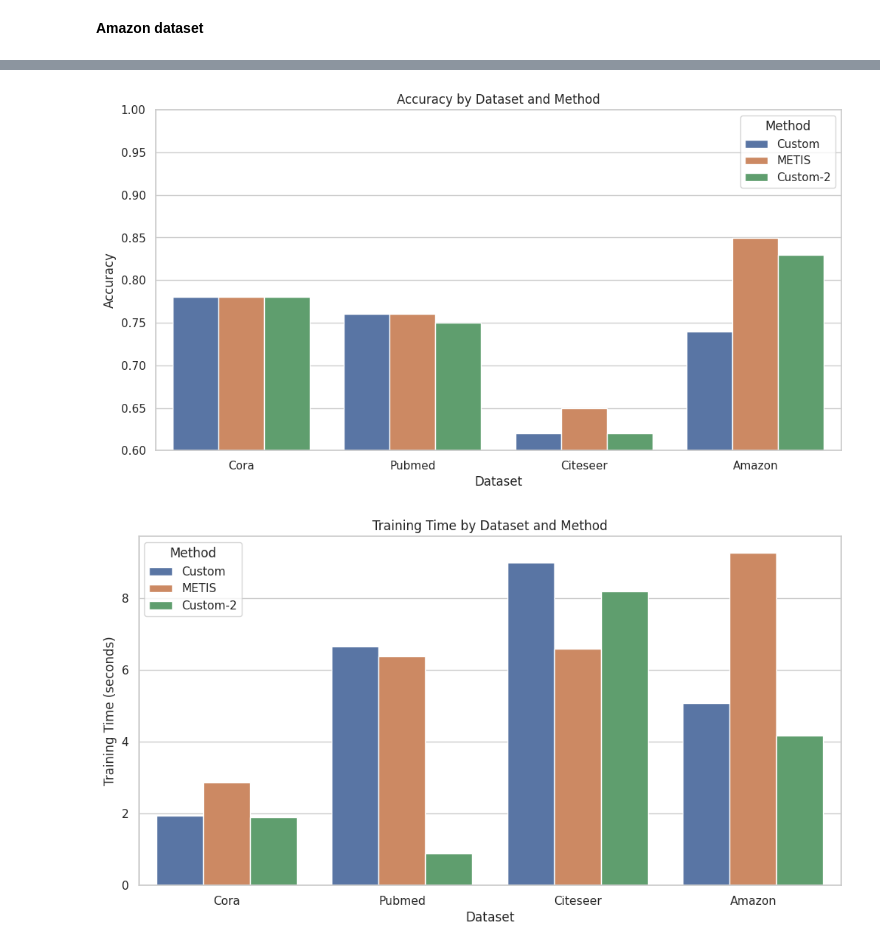
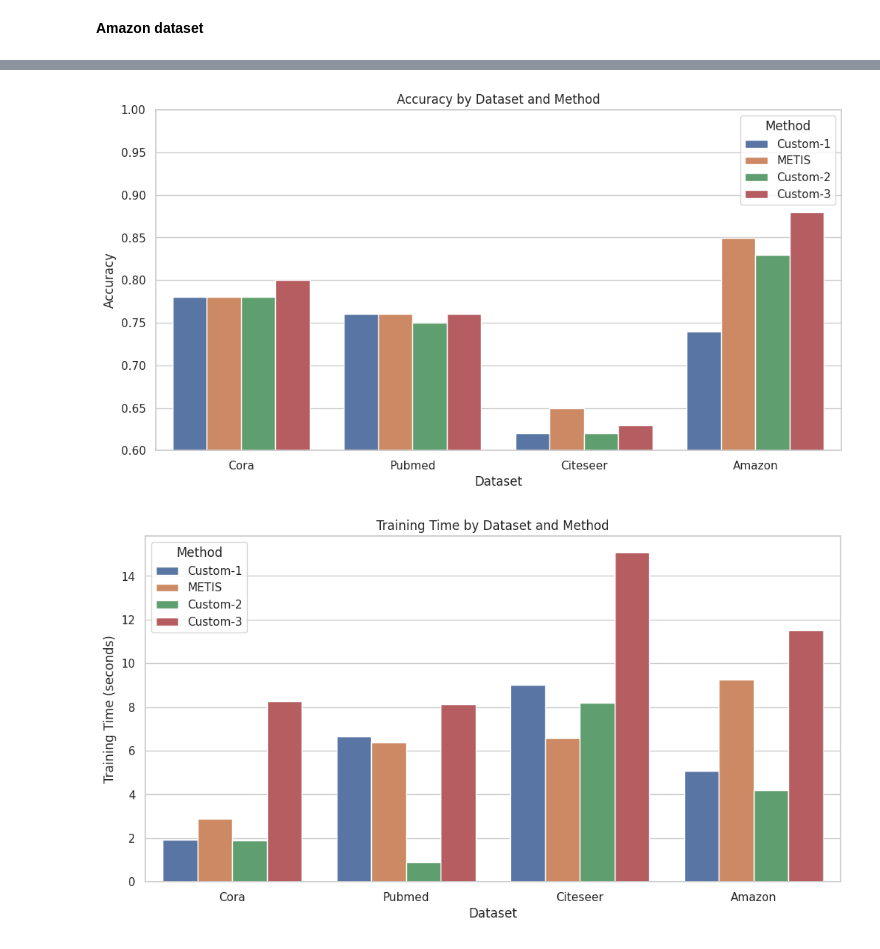
Before and after one commit to ghommidhWassim/GNN-variants, a Jupyter notebook: nodeFeatCorrGCN.ipynb, the cells around one changed output, grey strips where cells are left out. Cells and saved outputs as stored; diff of their text form; code cells hidden in the pictures.

```diff
--- a/nodeFeatCorrGCN.ipynb
+++ b/nodeFeatCorrGCN.ipynb
@@ -808,24 +810,27 @@ import pandas as pd
 
 # Example results (replace with your actual values)
 results = [
-    # dataset, method, accuracy, training_time (s), peak_memory (MB), num_subgraphs, avg_subgraph_memory
-    ("Cora", "Custom", 0.78, 1.94, 70.48, 152,7.45),
-    ("Cora", "METIS", 0.78, 2.87, 70.69, 128, 14.89),
-    ("Cora", "Custom-2", 0.78, 1.89, 168.80, 147, 7.45),
+    # dataset, method, accuracy, training_time (s), peak_memory (MB), num_subgraphs, avg_subgraph_memory (MB)
+    ("Cora", "Custom-1", 0.78, 1.94, 70.48, 152, 0.10),
+    ("Cora", "METIS", 0.78, 2.87, 70.69, 128, 0.12),
+    ("Cora", "Custom-2", 0.78, 1.89, 168.80, 147, 0.10),
+    ("Cora", "Custom-3", 0.80, 8.27, 58.03, -1, 0.02),  # num_subgraphs missing for Custom-3
 
-    ("Pubmed", "Custom", 0.76, 6.65, 159.85, 295,12.78),
-    ("Pubmed", "METIS", 0.76, 6.39, 160.35, 128, 38.36),
-    ("Pubmed", "Custom-2", 0.75, 0.89, 297.64, 29, 38.36),
+    ("Pubmed", "Custom-1", 0.76, 6.65, 159.85, 295, 0.17),
+    ("Pubmed", "METIS", 0.76, 6.39, 160.35, 128, 0.12),
+    ("Pubmed", "Custom-2", 0.75, 0.89, 297.64, 29, 2.13),
+    ("Pubmed", "Custom-3", 0.76, 8.12, 58.72, -1, 0.02),  # num_subgraphs missing for Custom-3
 
-    ("Citeseer", "Custom", 0.62, 9.00, 155.42, 880, 6.72),
-    ("Citeseer", "METIS", 0.65, 6.60, 170.18, 128, 47.08),
-    ("Citeseer", "Custom-2", 0.62, 8.20, 255.00, 860, 6.72),
+    ("Citeseer", "Custom-1", 0.62, 9.00, 155.42, 880, 0.05),
+    ("Citeseer", "METIS", 0.65, 6.60, 170.18, 128, 0.37),
+    ("Citeseer", "Custom-2", 0.62, 8.20, 255.00, 860, 0.05),
+    ("Citeseer", "Custom-3", 0.63, 15.07, 129.82, -1, 0.03),  # num_subgraphs missing for Custom-3
 
-    ("Amazon", "Custom", 0.74, 5.08, 427.28, 388, 11.01),
-    ("Amazon", "Custom-2", 0.83, 4.18, 474.98, 361, 14.68),
-    ("Amazon", "METIS", 0.85, 9.26, 426.65, 128, 44.04),
+    ("Amazon", "Custom-1", 0.74, 5.08, 427.28, 388, 0.12),
+    ("Amazon", "METIS", 0.85, 9.26, 426.65, 128, 0.33),
+    ("Amazon", "Custom-2", 0.83, 4.18, 474.98, 361, 0.11),
+    ("Amazon", "Custom-3", 0.88, 11.53, 374.09, -1, 0.03),  # num_subgraphs missing for Custom-3
 ]
-
 df = pd.DataFrame(results, columns=["Dataset", "Method", "Accuracy", "TrainingTime", "PeakMemory", "SubgraphCount", "AVG_Subgraph_Mem"])
 import seaborn as sns
 import matplotlib.pyplot as plt
@@ -842,32 +847,32 @@ sns.barplot(data=df, x="Dataset", y="TrainingTime", hue="Method")
 plt.title("Training Time by Dataset and Method")
 plt.ylabel("Training Time (seconds)")
 plt.show()
 
 plt.figure(figsize=(12, 6))
 sns.barplot(data=df, x="Dataset", y="PeakMemory", hue="Method")
 plt.title("Peak Memory Usage by Dataset and Method")
 plt.ylabel("Peak Memory (MB)")
 plt.show()
 
 plt.figure(figsize=(12, 6))
 sns.barplot(data=df, x="Dataset", y="AVG_Subgraph_Mem", hue="Method")
 plt.title("avg subgraph Memory  Usage by Dataset and Method")
 plt.ylabel("AVG_Subgraph_Mem")
 plt.show()
 
 plt.figure(figsize=(10, 6))
 sns.lineplot(data=df, x="SubgraphCount", y="TrainingTime", hue="Dataset", style="Method", markers=True)
 plt.title("Training Time vs. Subgraph Count")
 plt.xlabel("Subgraph Count")
 plt.ylabel("Training Time (s)")
 plt.show()
 # Create pivot for heatmap
 heatmap_df = df.pivot_table(index="Dataset", columns="Method", values="Accuracy")
 
 plt.figure(figsize=(8, 5))
 sns.heatmap(heatmap_df, annot=True, fmt=".3f", cmap="YlGnBu")
 plt.title("Accuracy Heatmap: Custom vs. METIS")
 plt.show()
 # %% [output]
-[figure, old version]
+[figure, new version]
-[figure, old version]
+[figure, new version]
```
Also changed, not shown: parts of 24 cells of this notebook.
